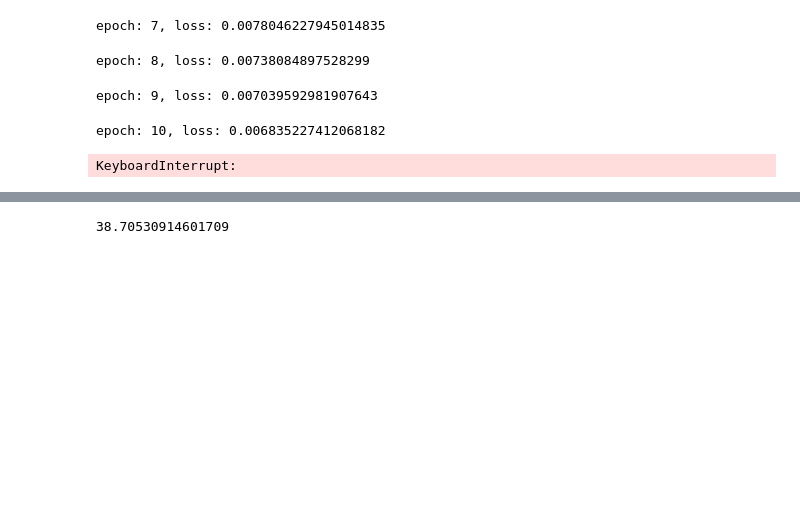
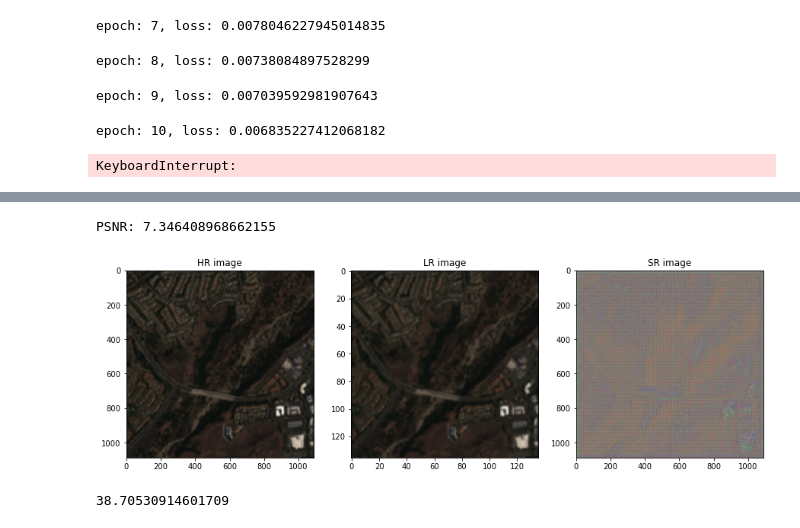
Before and after one commit to liuyoshio/super-resolution, a Jupyter notebook: trainer.ipynb, the cells around one changed output, grey strips where cells are left out. Saved outputs shown, nothing was run; the diff lists cells and outputs as text; code cells hidden in the pictures; blank space fills up the shorter version.

```diff
--- a/trainer.ipynb
+++ b/trainer.ipynb
@@ -81,22 +86,3 @@ epoch: 8, loss: 0.00738084897528299
 epoch: 9, loss: 0.007039592981907643
 epoch: 10, loss: 0.006835227412068182
 KeyboardInterrupt:
-# %%
-model.eval()
-with torch.no_grad():
-    for batch in train_loader:
-        hr, lr = batch
-        hr = hr.to(DEVICE)
-        lr = lr.to(DEVICE)
-        res = model(lr)
-        print(calculate_batch_psnr(res, hr, 255))
-        fig, ax = plt.subplots(1, 3, figsize=(15, 5))
-        ax[0].imshow(hr[0].permute(1, 2, 0).cpu().numpy())
-        ax[0].set_title('HR image')
-        ax[1].imshow(lr[0].permute(1, 2, 0).cpu().numpy())
-        ax[1].set_title('LR image')
-        ax[2].imshow(res[0].permute(1, 2, 0).cpu().detach().numpy())
-        ax[2].set_title('SR image')
-        plt.show()
-
-        break
@@ -107,35 +89,67 @@ Clipping input data to the valid range for imshow with RGB data ([0..1] for floa
 # %%
-def calculate_batch_psnr(hr_batch, sr_batch, max_value=255):
+def calute_average_batch_psnr(hr_batch, sr_batch, max_value=255):
     psnr = []
     for hr, sr in zip(hr_batch, sr_batch):
         hr = hr.permute(1, 2, 0).cpu().numpy()*255
         sr = sr.permute(1, 2, 0).cpu().numpy()*255
-        mse = np.mean((np.array(hr, dtype=np.float32) - np.array(sr, dtype=np.float32)) ** 2)
-        if mse == 0:
-            return 100
-        return 20 * np.log10(max_value / (np.sqrt(mse)))
+        psnr.append(calculate_psnr(hr, sr, crop_border=0))
+    return np.mean(psnr)
+
+def evaluate(model, dataloader):
+    model.eval()
+    psnr = []
+    with torch.no_grad():
+        for batch in tqdm(dataloader):
+            hr, lr = batch
+            hr = hr.to(DEVICE)
+            lr = lr.to(DEVICE)
+            res = model(lr)
+            psnr.append(calute_average_batch_psnr(hr, res))
+    print(f'Average PSNR: {np.mean(psnr)}')
+    return
+
+evaluate(model, test_loader)
+# %% [output]
+PSNR: 7.346408968662155
 # %%
-# Save sample result
-def save_sample_result(path_folder):
+# plot sameple result
+def plot_cv_images(hr, lr, res):
+    hr, lr, res = hr.astype(np.uint8), lr.astype(np.uint8), res.astype(np.uint8)
+    hr = cv2.cvtColor(hr, cv2.COLOR_BGR2RGB)
+    lr = cv2.cvtColor(lr, cv2.COLOR_BGR2RGB)
+    res = cv2.cvtColor(res, cv2.COLOR_BGR2RGB)
+    fig, ax = plt.subplots(1, 3, figsize=(15, 5))
+    ax[0].imshow(hr)
+    ax[0].set_title('HR image')
+    ax[1].imshow(lr)
+    ax[1].set_title('LR image')
+    ax[2].imshow(res)
+    ax[2].set_title('SR image')
+
+#  save sample results
+def save_sample_result(path_folder, save=True):
     model.eval()
     with torch.no_grad():
         for batch in train_loader:
-            hr, lr = batch
-            hr = hr.to(DEVICE)
-            lr = lr.to(DEVICE)
-            res = model(lr)
+            hr_batch, lr_batch = batch
+            hr_batch = hr_batch.to(DEVICE)
+            lr_batch = lr_batch.to(DEVICE)
+            res_batch = model(lr_batch)
 
-            hr = cv2.cvtColor(hr[0].permute(1, 2, 0).cpu().numpy(), cv2.COLOR_RGB2BGR) * 255
-            lr = cv2.cvtColor(lr[0].permute(1, 2, 0).cpu().numpy(), cv2.COLOR_RGB2BGR) * 255
-            res = cv2.cvtColor(res[0].permute(1, 2, 0).cpu().detach().numpy(), cv2.COLOR_RGB2BGR) * 255
+            hr = cv2.cvtColor(hr_batch[0].permute(1, 2, 0).cpu().numpy(), cv2.COLOR_RGB2BGR) * 255
+            lr = cv2.cvtColor(lr_batch[0].permute(1, 2, 0).cpu().numpy(), cv2.COLOR_RGB2BGR) * 255
+            res = cv2.cvtColor(res_batch[0].permute(1, 2, 0).cpu().detach().numpy(), cv2.COLOR_RGB2BGR) * 255
 
+            plot_cv_images(hr, lr, res)
             cv2.imwrite(os.path.join(path_folder, 'hr.png'), hr)
             cv2.imwrite(os.path.join(path_folder, 'lr.png'), lr)
             cv2.imwrite(os.path.join(path_folder, 'res.png'), res)
 
             break
 
 save_sample_result('./results')
+# %% [output]
+[figure, added]
 # %%
 img1 = cv2.imread('/Users/terry/Desktop/super-resolution/results/hr.png')
 img2 = cv2.imread('/Users/terry/Desktop/super-resolution/results/lr.png')
```
Also changed, not shown: parts of 4 cells of this notebook, 5 other files.
